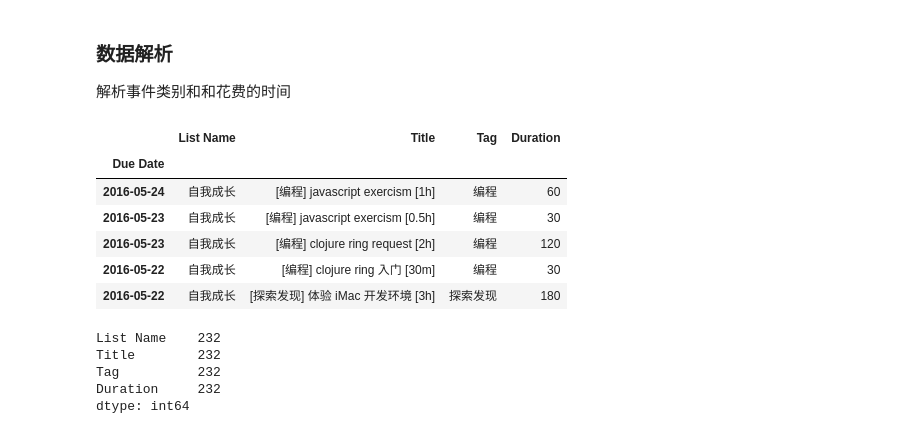
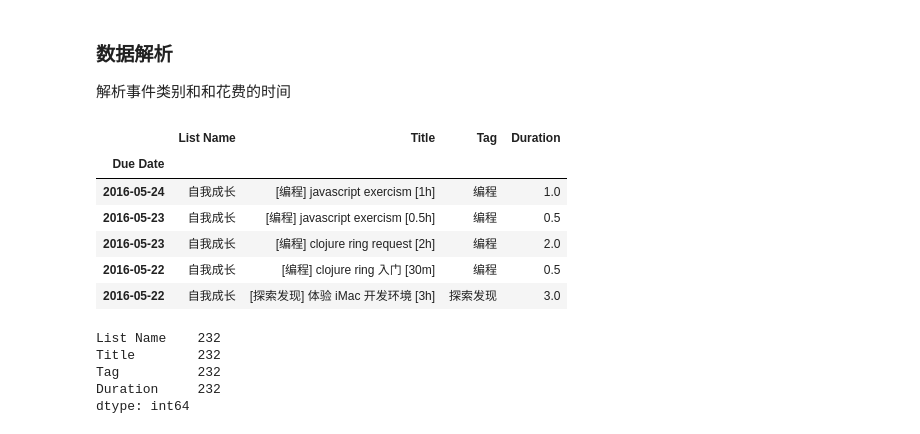
Before and after one commit to kamidox/pandas_tutor, a Jupyter notebook: 14.time_event_log.ipynb, the cells around one changed output. Cells and saved outputs as stored; diff of their text form; code cells hidden in the pictures.

```diff
--- a/14.time_event_log.ipynb
+++ b/14.time_event_log.ipynb
@@ -75,39 +75,39 @@ df.head()
 # %%
 import re
 
 def parse_tag(value):
     m = re.match(r'^(\[(.*?)\])?.*$', value)
     if m and m.group(2):
         return m.group(2)
     else:
         return '其他'
 
 def parse_duration(value):
     m = re.match(r'^.+?\[(.*?)([hm]?)\]$', value)
     if m:
         dur = 0
         try:
             dur = float(m.group(1))
         except e:
             print('parse duration error: \n%s' % e)
-        if m.group(2) != 'm':
-            dur = dur * 60
-        return int(dur)
+        if m.group(2) == 'm':
+            dur = dur / 60.0
+        return dur
     else:
         return 0
 
 titles = df['Title']
 df['Tag'] = titles.map(parse_tag)
 df['Duration'] = titles.map(parse_duration)
 df.head()
 # %% [output]
 |  | List Name | Title | Tag | Duration |
 | Due Date |  |  |  |  |
-| 2016-05-24 | 自我成长 | [编程] javascript exercism [1h] | 编程 | 60 |
-| 2016-05-23 | 自我成长 | [编程] javascript exercism [0.5h] | 编程 | 30 |
-| 2016-05-23 | 自我成长 | [编程] clojure ring request [2h] | 编程 | 120 |
-| 2016-05-22 | 自我成长 | [编程] clojure ring 入门 [30m] | 编程 | 30 |
-| 2016-05-22 | 自我成长 | [探索发现] 体验 iMac 开发环境 [3h] | 探索发现 | 180 |
+| 2016-05-24 | 自我成长 | [编程] javascript exercism [1h] | 编程 | 1.0 |
+| 2016-05-23 | 自我成长 | [编程] javascript exercism [0.5h] | 编程 | 0.5 |
+| 2016-05-23 | 自我成长 | [编程] clojure ring request [2h] | 编程 | 2.0 |
+| 2016-05-22 | 自我成长 | [编程] clojure ring 入门 [30m] | 编程 | 0.5 |
+| 2016-05-22 | 自我成长 | [探索发现] 体验 iMac 开发环境 [3h] | 探索发现 | 3.0 |
 # %%
 df.count()
 # %% [output]
```
Also changed, not shown: parts of 13 cells of this notebook.
